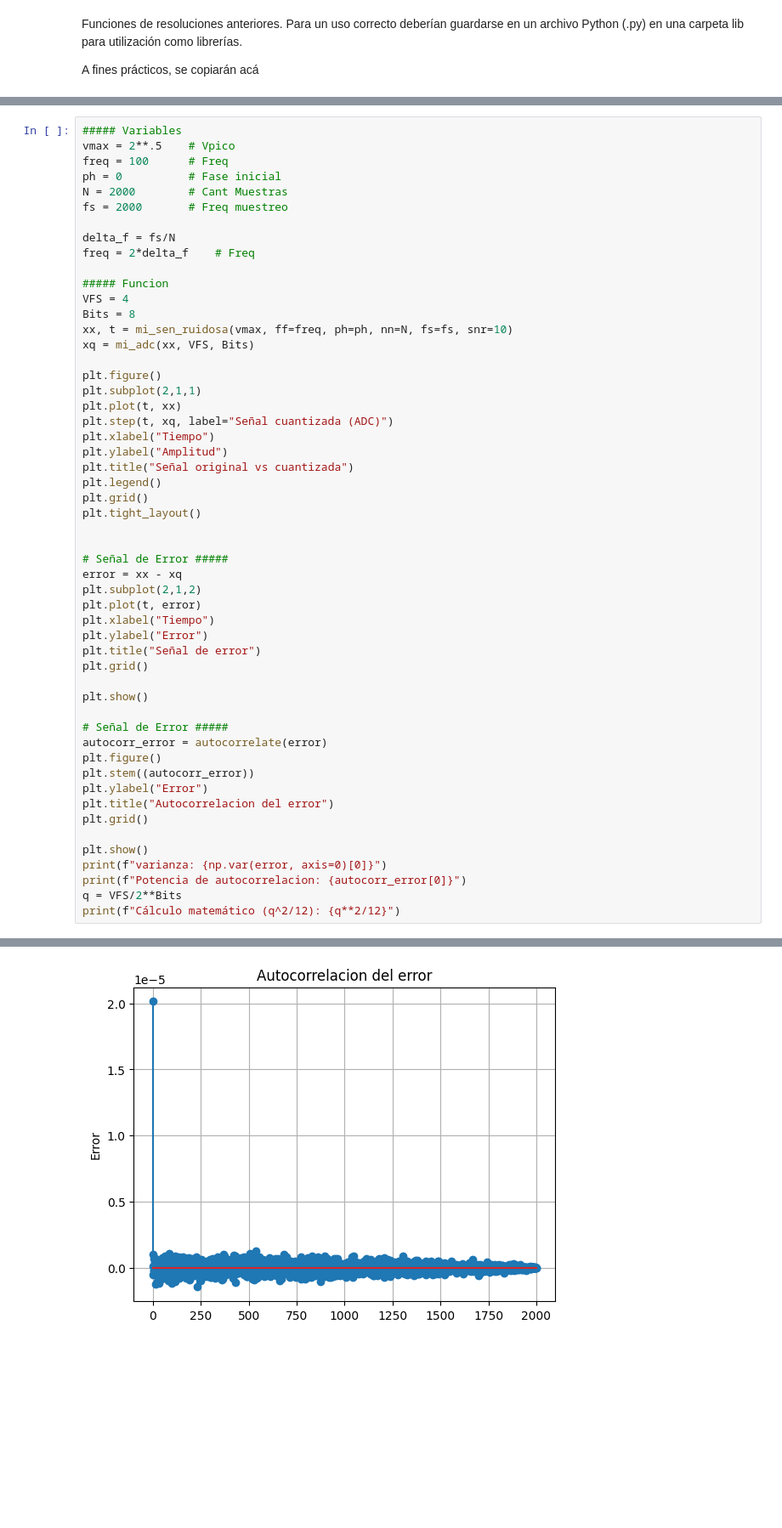
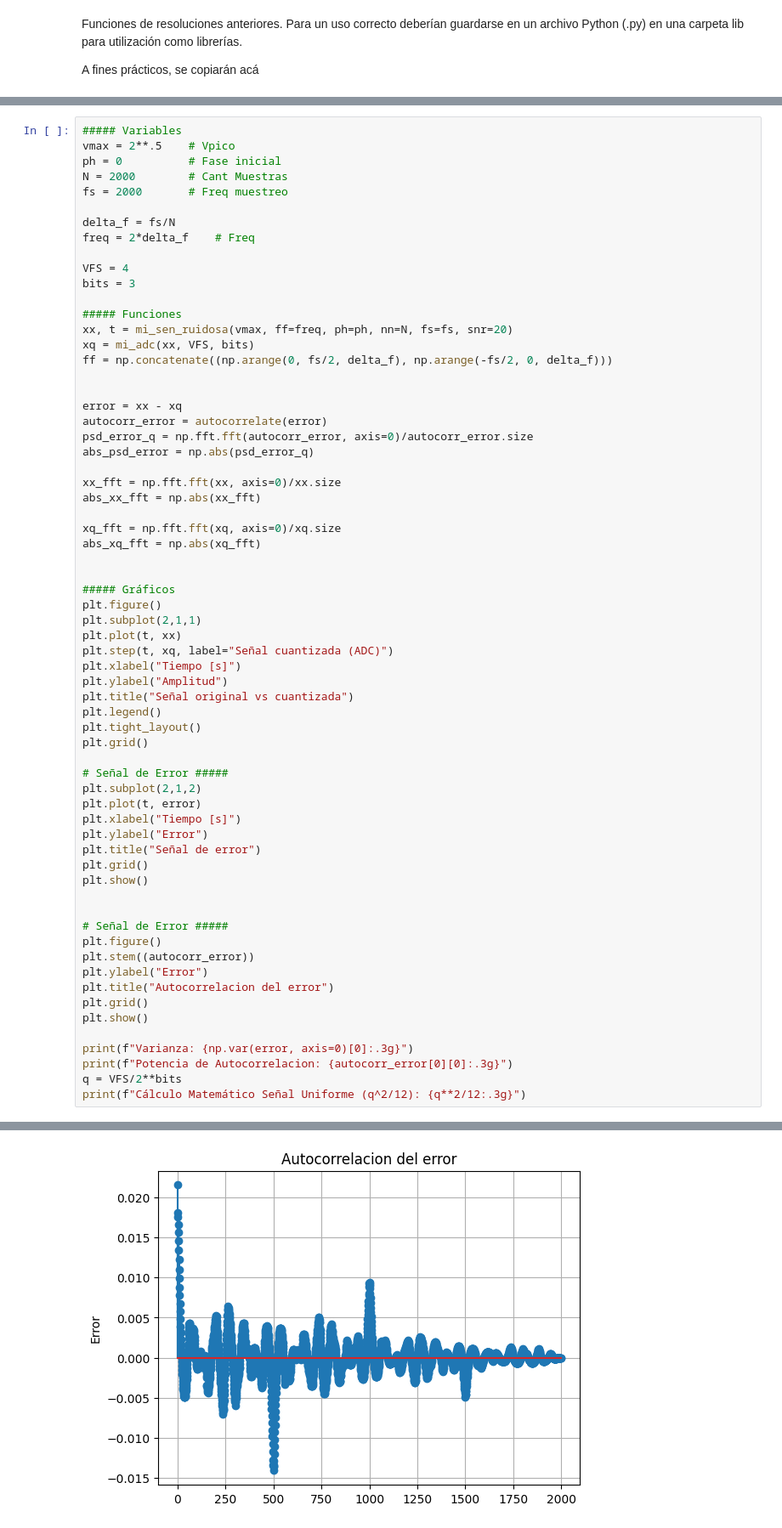
Before and after one commit to agustin-d-martinez/Procesamiento-Digital-de-Se-ales---2026, a Jupyter notebook: TS3/TS3.ipynb, the cells around one changed output, grey strips where cells are left out. Shown at 85% size. Drawn from its saved outputs; the diff is of its cells as text; blank space fills up the shorter version.

```diff
--- a/TS3/TS3.ipynb
+++ b/TS3/TS3.ipynb
@@ -177,7 +194,6 @@ Senoidal con ruido
 # %%
 ##### Variables
 vmax = 2**.5    # Vpico
-freq = 100      # Freq
 ph = 0          # Fase inicial
 N = 2000        # Cant Muestras
 fs = 2000       # Freq muestreo
@@ -185,46 +201,59 @@ fs = 2000       # Freq muestreo
 delta_f = fs/N
 freq = 2*delta_f    # Freq
 
-##### Funcion
 VFS = 4
-Bits = 8
-xx, t = mi_sen_ruidosa(vmax, ff=freq, ph=ph, nn=N, fs=fs, snr=10)
-xq = mi_adc(xx, VFS, Bits)
+bits = 3
 
+##### Funciones
+xx, t = mi_sen_ruidosa(vmax, ff=freq, ph=ph, nn=N, fs=fs, snr=20)
+xq = mi_adc(xx, VFS, bits)
+ff = np.concatenate((np.arange(0, fs/2, delta_f), np.arange(-fs/2, 0, delta_f)))
+
+
+error = xx - xq
+autocorr_error = autocorrelate(error)
+psd_error_q = np.fft.fft(autocorr_error, axis=0)/autocorr_error.size
+abs_psd_error = np.abs(psd_error_q)
+
+xx_fft = np.fft.fft(xx, axis=0)/xx.size
+abs_xx_fft = np.abs(xx_fft)
+
+xq_fft = np.fft.fft(xq, axis=0)/xq.size
+abs_xq_fft = np.abs(xq_fft)
+
+
+##### Gráficos
 plt.figure()
 plt.subplot(2,1,1)
 plt.plot(t, xx)
 plt.step(t, xq, label="Señal cuantizada (ADC)")
-plt.xlabel("Tiempo")
+plt.xlabel("Tiempo [s]")
 plt.ylabel("Amplitud")
 plt.title("Señal original vs cuantizada")
 plt.legend()
+plt.tight_layout()
 plt.grid()
-plt.tight_layout()
+
+# Señal de Error #####
+plt.subplot(2,1,2)
+plt.plot(t, error)
+plt.xlabel("Tiempo [s]")
+plt.ylabel("Error")
+plt.title("Señal de error")
+plt.grid()
+plt.show()
 
 
 # Señal de Error #####
-error = xx - xq
-plt.subplot(2,1,2)
-plt.plot(t, error)
-plt.xlabel("Tiempo")
-plt.ylabel("Error")
-plt.title("Señal de error")
-plt.grid()
-
-plt.show()
-
-# Señal de Error #####
-autocorr_error = autocorrelate(error)
 plt.figure()
 plt.stem((autocorr_error))
 plt.ylabel("Error")
 plt.title("Autocorrelacion del error")
 plt.grid()
+plt.show()
 
-plt.show()
-print(f"varianza: {np.var(error, axis=0)[0]}")
-print(f"Potencia de autocorrelacion: {autocorr_error[0]}")
-q = VFS/2**Bits
-print(f"Cálculo matemático (q^2/12): {q**2/12}")
+print(f"Varianza: {np.var(error, axis=0)[0]:.3g}")
+print(f"Potencia de Autocorrelacion: {autocorr_error[0][0]:.3g}")
+q = VFS/2**bits
+print(f"Cálculo Matemático Señal Uniforme (q^2/12): {q**2/12:.3g}")
 # %% [output]
@@ -232 +261 @@ print(f"Cálculo matemático (q^2/12): {q**2/12}")
-[figure, old version]
+[figure, new version]
```
Also changed, not shown: parts of 12 cells of this notebook.
